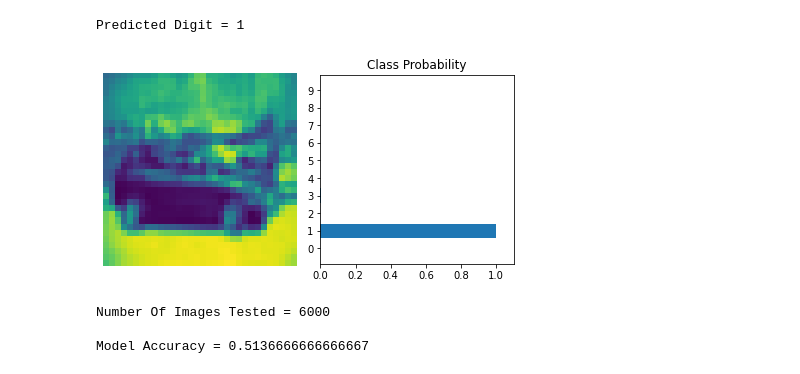
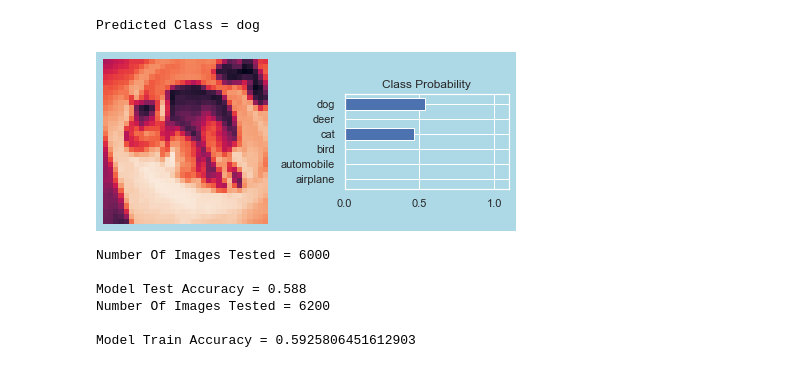
Before and after one commit to debonil/ml-assignments, a Jupyter notebook: ProjectSem1/proj-ques-01.ipynb, the cells around one changed output. Cells and saved outputs as stored; diff of their text form; code cells hidden in the pictures.

```diff
--- a/ProjectSem1/proj-ques-01.ipynb
+++ b/ProjectSem1/proj-ques-01.ipynb
@@ -9,5 +10,5 @@ from torch import nn, optim
 # %%
-transform = transforms.Compose([transforms.Grayscale(), transforms.ToTensor(),
+transform = transforms.Compose([transforms.ToTensor(),
                               transforms.Normalize((0.5,), (0.5,)),
                               ])
 # %%
@@ -28,8 +29,10 @@ torch.Size([64])
 # %%
 figure = plt.figure()
-num_of_images = 60
+num_of_images = 24
 for index in range(1, num_of_images + 1):
-    plt.subplot(6, 10, index)
+    plt.subplot(4, 6, index)
     plt.axis('off')
-    plt.imshow(images[index].numpy().squeeze(), cmap='gray_r')
+    plt.imshow(images[index].numpy().T.squeeze())
+class_list = trainset.classes
+print('Classes : ', class_list)
 # %% [output]
@@ -37,13 +58,17 @@ for index in range(1, num_of_images + 1):
 # %%
-input_size = 1024
-hidden_sizes = [256, 64]
-output_size = 10
+input_size = 3072
+hidden_sizes = [2048, 1024, 1024, 256]
+output_size = len(class_list)
 
 model = nn.Sequential(nn.Linear(input_size, hidden_sizes[0]),
                             nn.ReLU(),
                             nn.Linear(hidden_sizes[0], hidden_sizes[1]),
                             nn.ReLU(),
-                            nn.Linear(hidden_sizes[1], output_size),
+                            nn.Linear(hidden_sizes[1], hidden_sizes[2]),
+                            nn.ReLU(),
+                            nn.Linear(hidden_sizes[2], hidden_sizes[3]),
+                            nn.ReLU(),
+                            nn.Linear(hidden_sizes[3], output_size),
                             nn.LogSoftmax(dim=1))
 print(model)
 # %% [output]
@@ -148,34 +165,34 @@ def view_classify(img, ps):
     fig, (ax1, ax2) = plt.subplots(figsize=(6,9), ncols=2)
     ax1.imshow(img.resize_(1, 32, 32).numpy().squeeze())
     ax1.axis('off')
-    ax2.barh(np.arange(10), ps)
+    ax2.barh(np.arange(len(class_list)), ps)
     ax2.set_aspect(0.1)
-    ax2.set_yticks(np.arange(10))
-    ax2.set_yticklabels(np.arange(10))
+    ax2.set_yticks(np.arange(len(class_list)))
+    ax2.set_yticklabels(class_list)
     ax2.set_title('Class Probability')
     ax2.set_xlim(0, 1.1)
     plt.tight_layout()
 # %%
 images, labels = next(iter(valloader))
 
 img = images[0].view(1, input_size)
 with torch.no_grad():
     logps = model(img)
 
 ps = torch.exp(logps)
 probab = list(ps.numpy()[0])
-print("Predicted Digit =", probab.index(max(probab)))
-view_classify(img.view(1, 32, 32), ps)
+print("Predicted Class =", class_list[probab.index(max(probab))])
+view_classify(img.view(3, 32, 32), ps)
 # %% [output]
-Predicted Digit = 1
+Predicted Class = dog
-[figure, old version]
+[figure, new version]
 # %%
 correct_count, all_count = 0, 0
-pred_label_arr = []
-true_label_arr =[]
+pred_label_arr = [[],[]]
+true_label_arr =[[],[]]
 for images,labels in valloader:
   for i in range(len(labels)):
-    img = images[i].view(1, 1024)
+    img = images[i].view(1, 3072)
     # Turn off gradients to speed up this part
     with torch.no_grad():
         logps = model(img)
@@ -188,14 +205,36 @@ for images,labels in valloader:
     if(true_label == pred_label):
       correct_count += 1
     all_count += 1
-    pred_label_arr.append(pred_label)
-    true_label_arr.append(true_label)
+    pred_label_arr[0].append(pred_label)
+    true_label_arr[0].append(true_label)
 print("Number Of Images Tested =", all_count)
-print("\nModel Accuracy =", (correct_count/all_count))
+print("\nModel Test Accuracy =", (correct_count/all_count))
+images,labels = iter(trainloader).next()
+for i in range(len(labels)):
+  img = images[i].view(1, 3072)
+  # Turn off gradients to speed up this part
+  with torch.no_grad():
+      logps = model(img)
+
+  # Output of the network are log-probabilities, need to take exponential for probabilities
+  ps = torch.exp(logps)
+  probab = list(ps.numpy()[0])
+  pred_label = probab.index(max(probab))
+  true_label = labels.numpy()[i]
+  if(true_label == pred_label):
+    correct_count += 1
+  all_count += 1
+  pred_label_arr[1].append(pred_label)
+  true_label_arr[1].append(true_label)
+print("Number Of Images Tested =", all_count)
+print("\nModel Train Accuracy =", (correct_count/all_count))
 # %% [output]
 Number Of Images Tested = 6000
 
-Model Accuracy = 0.5136666666666667
+Model Test Accuracy = 0.588
+Number Of Images Tested = 6200
+
+Model Train Accuracy = 0.5925806451612903
 # %%
 from sklearn import metrics
 import matplotlib.pyplot as plt
```
Also changed, not shown: parts of 9 cells of this notebook.
